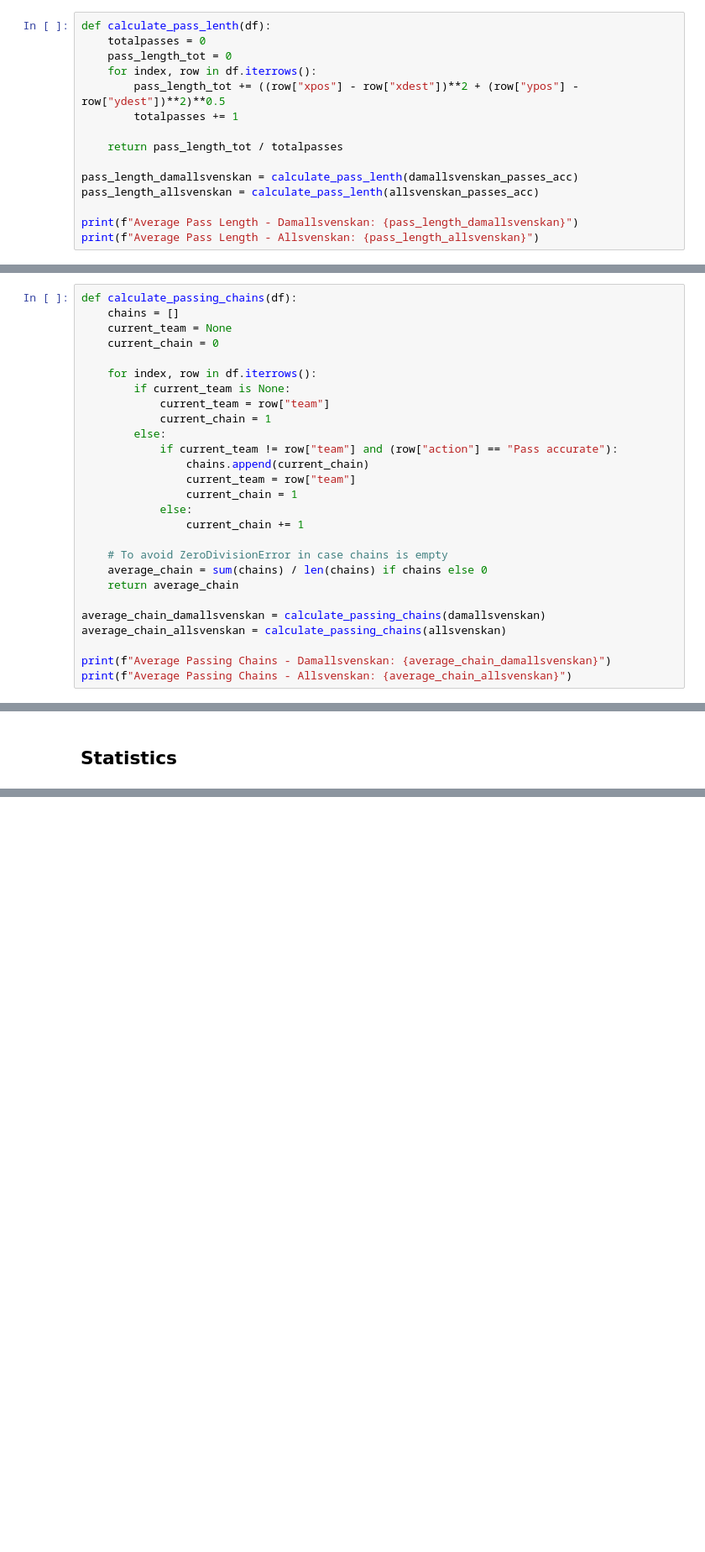
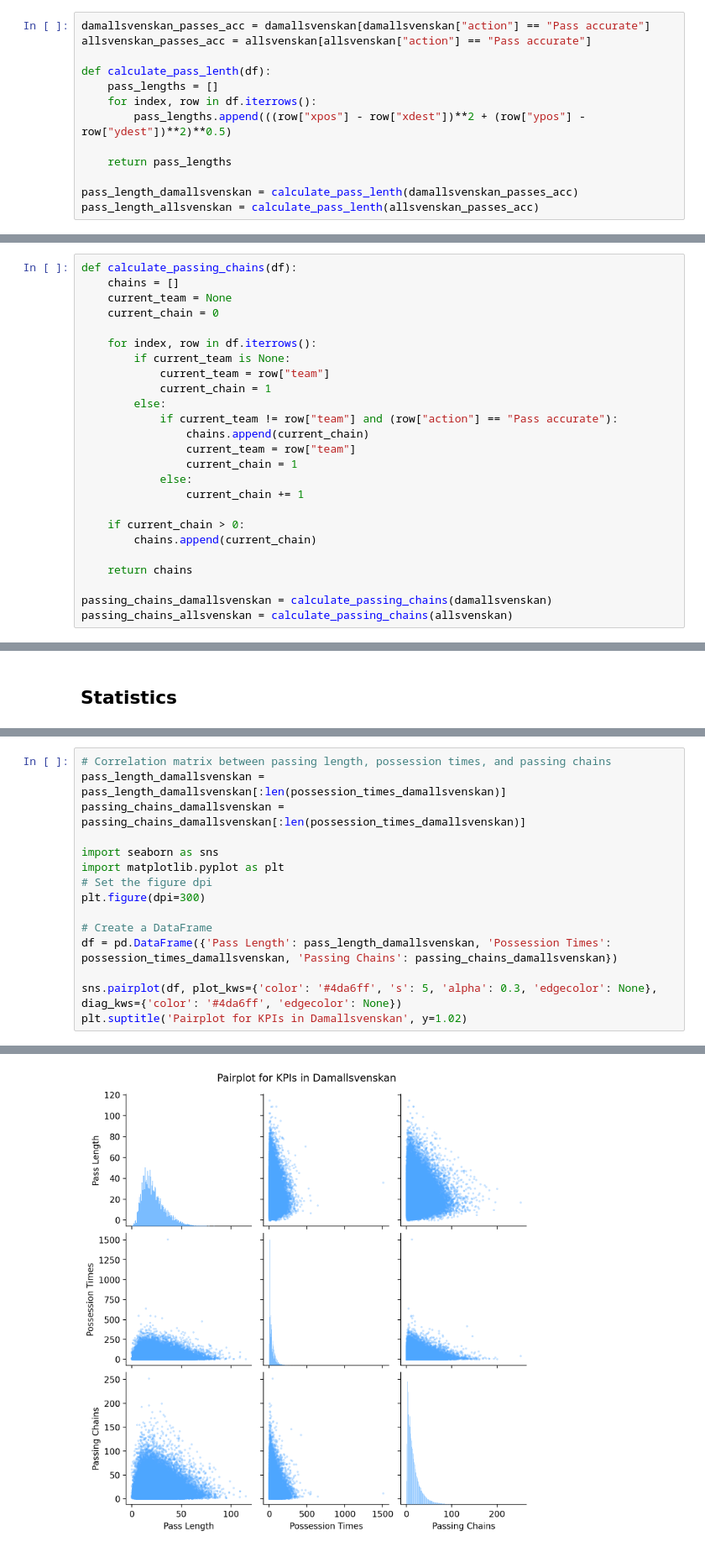
Before and after one commit to G4din/Examensarbete-PlaymakerAI, a Jupyter notebook: kpi_metrics.ipynb, the cells around one changed output, grey strips where cells are left out. Shown at 84% size. Saved outputs shown, nothing was run; the diff lists cells and outputs as text; blank space fills up the shorter version.

```diff
--- a/kpi_metrics.ipynb
+++ b/kpi_metrics.ipynb
@@ -57,17 +45,15 @@ Average Possession Time - Allsvenskan: 42.35783846427036
 # %% [markdown]
 ## Pass Length
 # %%
+damallsvenskan_passes_acc = damallsvenskan[damallsvenskan["action"] == "Pass accurate"]
+allsvenskan_passes_acc = allsvenskan[allsvenskan["action"] == "Pass accurate"]
+
 def calculate_pass_lenth(df):
-    totalpasses = 0
-    pass_length_tot = 0
+    pass_lengths = []
     for index, row in df.iterrows():
-        pass_length_tot += ((row["xpos"] - row["xdest"])**2 + (row["ypos"] - row["ydest"])**2)**0.5
-        totalpasses += 1
+        pass_lengths.append(((row["xpos"] - row["xdest"])**2 + (row["ypos"] - row["ydest"])**2)**0.5)
 
-    return pass_length_tot / totalpasses
+    return pass_lengths
 
 pass_length_damallsvenskan = calculate_pass_lenth(damallsvenskan_passes_acc)
 pass_length_allsvenskan = calculate_pass_lenth(allsvenskan_passes_acc)
-
-print(f"Average Pass Length - Damallsvenskan: {pass_length_damallsvenskan}")
-print(f"Average Pass Length - Allsvenskan: {pass_length_allsvenskan}")
@@ -94,12 +77,10 @@ def calculate_passing_chains(df):
             else:
                 current_chain += 1
 
-    # To avoid ZeroDivisionError in case chains is empty
-    average_chain = sum(chains) / len(chains) if chains else 0
-    return average_chain
+    if current_chain > 0:
+        chains.append(current_chain)
 
-average_chain_damallsvenskan = calculate_passing_chains(damallsvenskan)
-average_chain_allsvenskan = calculate_passing_chains(allsvenskan)
+    return chains
 
-print(f"Average Passing Chains - Damallsvenskan: {average_chain_damallsvenskan}")
-print(f"Average Passing Chains - Allsvenskan: {average_chain_allsvenskan}")
+passing_chains_damallsvenskan = calculate_passing_chains(damallsvenskan)
+passing_chains_allsvenskan = calculate_passing_chains(allsvenskan)
@@ -237,0 +444,16 @@ correlation_matrix
+# %%
+# Correlation matrix between passing length, possession times, and passing chains
+pass_length_damallsvenskan = pass_length_damallsvenskan[:len(possession_times_damallsvenskan)]
+passing_chains_damallsvenskan = passing_chains_damallsvenskan[:len(possession_times_damallsvenskan)]
+
+import seaborn as sns
+import matplotlib.pyplot as plt
+# Set the figure dpi
+plt.figure(dpi=300)
+
+# Create a DataFrame
+df = pd.DataFrame({'Pass Length': pass_length_damallsvenskan, 'Possession Times': possession_times_damallsvenskan, 'Passing Chains': passing_chains_damallsvenskan})
+
+sns.pairplot(df, plot_kws={'color': '#4da6ff', 's': 5, 'alpha': 0.3, 'edgecolor': None}, diag_kws={'color': '#4da6ff', 'edgecolor': None})
+plt.suptitle('Pairplot for KPIs in Damallsvenskan', y=1.02)
+# %% [output]
@@ -237,0 +462 @@ correlation_matrix
+[figure, added]
```
Also changed, not shown: parts of 37 cells of this notebook.
